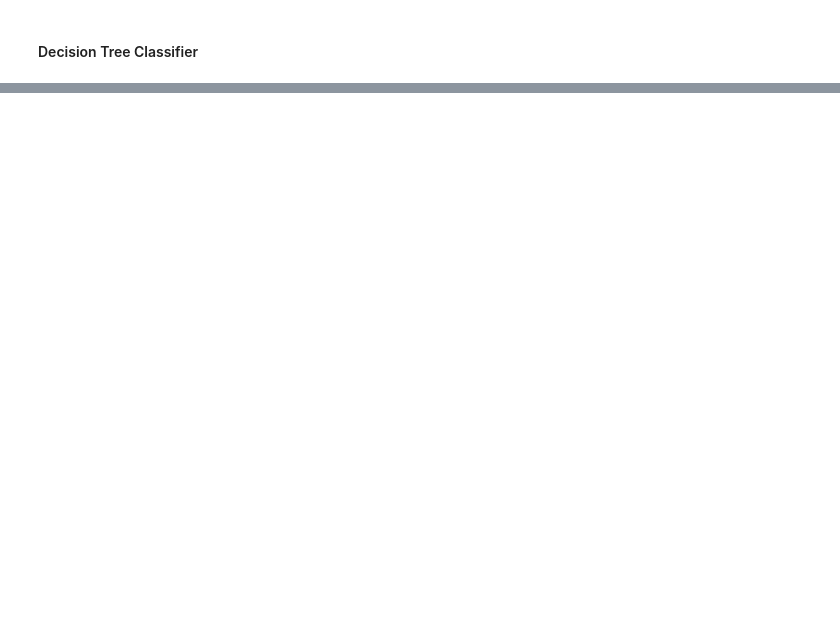
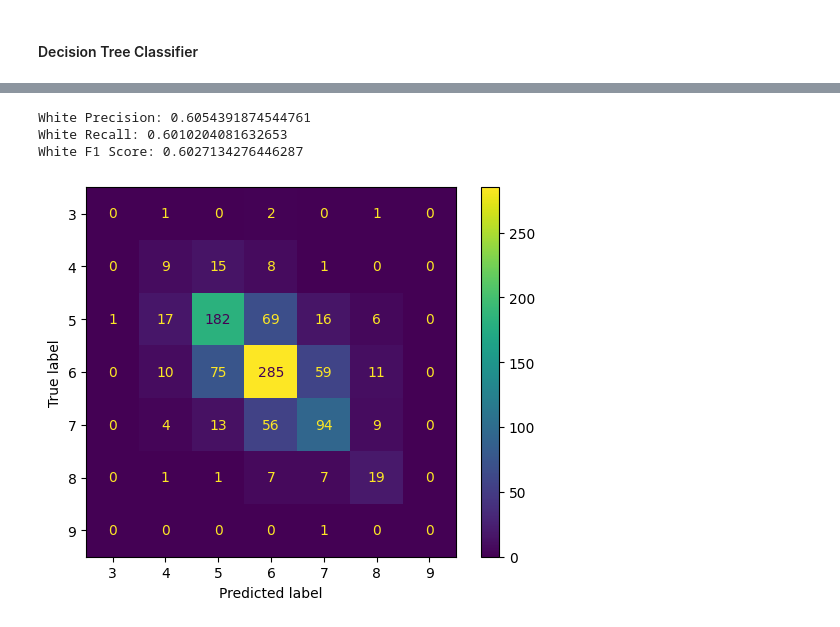
Before and after one commit to zdravoj/data-science-foundations, a Jupyter notebook: UCI_wine_quality.ipynb, the cells around one changed output, grey strips where cells are left out. Cells and saved outputs as stored; diff of their text form; code cells hidden in the pictures; blank space fills up the shorter version.

```diff
--- a/UCI_wine_quality.ipynb
+++ b/UCI_wine_quality.ipynb
@@ -1605,2 +1595,10 @@ White F1 Score: 0.5929202574163018
 # %% [markdown]
 #### Decision Tree Classifier
+# %%
+red_dtc = DecisionTreeClassifier()
+red_dtc.fit(red_X_train_scaled, red_y_train)
+red_dtc_pred = red_dtc.predict(red_X_test_scaled)
+
+white_dtc = DecisionTreeClassifier()
+white_dtc.fit(white_X_train_scaled, white_y_train)
+white_dtc_pred = white_dtc.predict(white_X_test_scaled)
@@ -1606,0 +1613,8 @@ White F1 Score: 0.5929202574163018
+# %%
+confmat_display('White', white_y_test, white_dtc_pred)
+mod_scores('White', white_y_test, white_dtc_pred)
+# %% [output]
+White Precision: 0.6054391874544761
+White Recall: 0.6010204081632653
+White F1 Score: 0.6027134276446287
+[figure, added]
```
Also changed, not shown: parts of 4 cells of this notebook.
